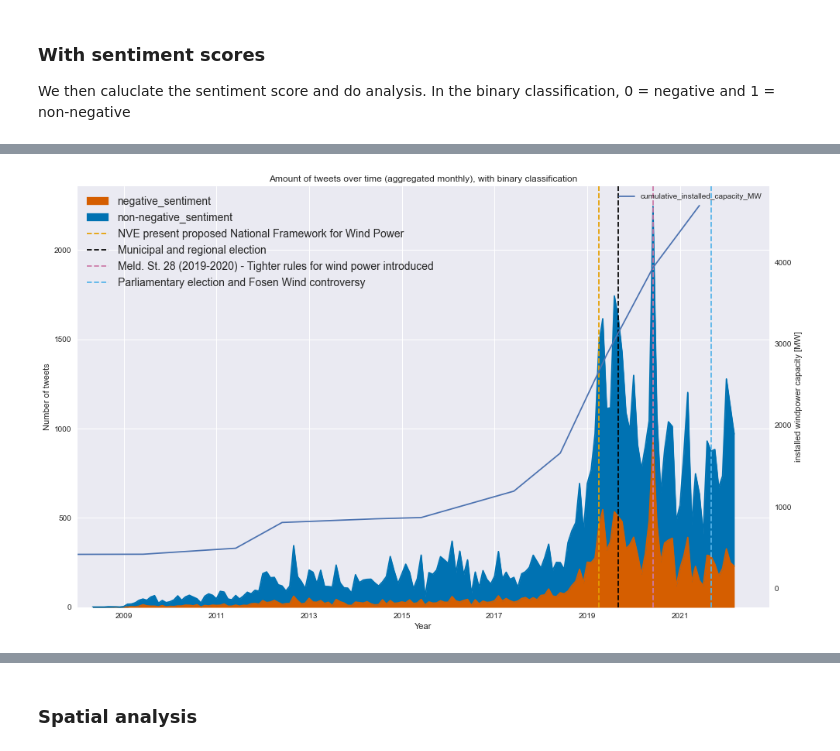
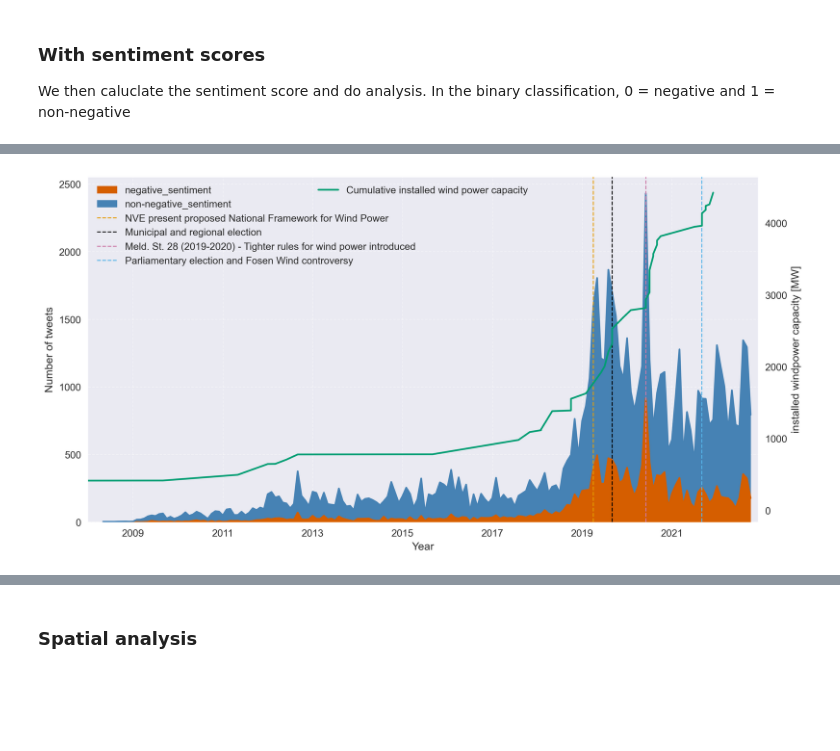
Before and after one commit to OskarVagero/sentiment-analysis-we, a Jupyter notebook: python_scripts/proj_twitt_sentiment/binary_results.ipynb, the cells around one changed output, grey strips where cells are left out. Cells and saved outputs as stored; diff of their text form; code cells hidden in the pictures; blank space fills up the shorter version.

```diff
--- a/python_scripts/proj_twitt_sentiment/binary_results.ipynb
+++ b/python_scripts/proj_twitt_sentiment/binary_results.ipynb
@@ -57,11 +59,11 @@ gdf_NOnuts3 = gdf_NOnuts3.to_crs("EPSG:4326")
 We start by simply loading the data from our csv file
 # %%
 df_twitter = pd.read_csv(
-    "data/third_rendition_geolocated_anonymous_negneutral_predict.csv",
+    "data/fourth_rendition_geolocated_id_posneutral_predict.csv",
     parse_dates=[
         'created_at'
     ]
-)
+).drop(columns={'id'})
 # %% [markdown]
 ### Aggregated temporal analysis
 # %%
@@ -160,81 +179,85 @@ df_twitter_monthly_senti = df_twitter_monthly_senti.rename(columns={'created_at'
 # %%
-
 xs = [0,100]
-fig, ax = plt.subplots(figsize=(16,10))
+fig, ax = plt.subplots(figsize=(3*3.54,1.5*3.54), dpi=300,layout="constrained")
 
 ax2 = ax.twinx()
 df_twitter_monthly_senti.plot.area(
     ax=ax,
     y = ['negative_sentiment','non-negative_sentiment'],
-    title = 'Amount of tweets over time (aggregated monthly), with binary classification',
-    color = [vermilion,blue]
+    #title = 'Amount of tweets over time (aggregated monthly), with binary classification',
+    color = [vermilion,'steelblue']
 )
 
 ax.axvline(
     dt.datetime(2019, 4, 1),
     color="#E69F00",
     label='NVE present proposed National Framework for Wind Power',
-    linestyle = "--"
+    linestyle = "--",
+    linewidth=1
 )
 
 ax.axvline(
     dt.datetime(2019, 9, 1),
     color="#000000",
     label='Municipal and regional election',
-    linestyle = "--"
+    linestyle = "--",
+    linewidth=1
 )
 
 ax.axvline(
     dt.datetime(2020, 6, 1),
     color="#CC79A7",
     label='Meld. St. 28 (2019-2020) - Tighter rules for wind power introduced',
-    linestyle = "--"
+    linestyle = "--",
+    linewidth=1
 )
 
 ax.axvline(
     dt.datetime(2021, 9, 1),
     color="#56B4E9",
     label='Parliamentary election and Fosen Wind controversy',
-    linestyle = "--"
+    linestyle = "--",
+    linewidth=1
 )
 
-ax.legend(fontsize=14)
+ax.legend(loc='upper left',frameon=False)
+ax.grid(linestyle = '--', alpha = 0.5, linewidth = 0.75)
 ax.set_xlabel('Year')
 ax.set_ylabel('Number of tweets')
 
 df_wp = pd.read_csv(
-    'data/norway_wp_nve_250522.tsv', sep = "\t",
-    parse_dates = ['Produksjon oppstart']
+    'data/vindkraft_utbygd.csv',
+    sep = ";"
+).assign(
+    in_operation = lambda x : pd.to_datetime(x.forsteIdriftDato,unit='ms')
 ).groupby(
-    'Produksjon oppstart',
-    as_index = False
+    'in_operation',
+    as_index = True
 ).sum(
-).drop(
-    0
 ).rename(
     columns=
     {
-        'Middelproduksjon [GWh]': 'average_generation_GWh',
-        'Installert effekt [MW]': 'installed_capacity_MW'
+        'forventetProduksjon_Gwh': 'expected_generation_GWh',
+        'effekt_MW': 'installed_capacity_MW'
     }
 ).assign(
-    cumulative_annually_average_production_GWh = lambda x: x.average_generation_GWh.cumsum(),
+    cumulative_annually_average_production_GWh = lambda x: x.expected_generation_GWh.cumsum(),
     cumulative_installed_capacity_MW = lambda x: x.installed_capacity_MW.cumsum()
 )
 
-df_wp['year'] = df_wp['Produksjon oppstart'].to_numpy().astype('datetime64[Y]')
-time_adjust = pd.Timedelta(pd.to_datetime('10.06.2020', format='%d.%m.%Y') -pd.to_datetime('01.01.2020', format = '%d.%m.%Y'))
-df_wp['year'] += time_adjust
 df_wp.plot(
         ax=ax2,
         y = ['cumulative_installed_capacity_MW'], #, 'average_generation_GWh'],
-        x = 'year'
+        color = bluegreen
 )
 
 ax.set_xlim([dt.date(2008, 1, 1), dt.date(2022, 12, 12)])
-ax2.grid(None)
+ax2.grid(False)
+ax2.legend(['Cumulative installed wind power capacity'], loc = 'upper center',frameon=False)
 ax2.set_ylabel('installed windpower capacity [MW]')
 
-plt.savefig('figures/tweets_over_time_monthly_agg.eps')
+#plt.savefig('figures/tweets_over_time_monthly_agg.png',bbox_inches='tight', facecolor='white', edgecolor='black')
+plt.savefig('figures/tweets_over_time_monthly_agg_area.pdf',bbox_inches='tight')
+#plt.savefig('figures/tweets_over_time_monthly_agg_area.eps',bbox_inches='tight')
 # %% [output]
-[figure, old version]
+[figure, new version]
```
Also changed, not shown: parts of 55 cells of this notebook.
